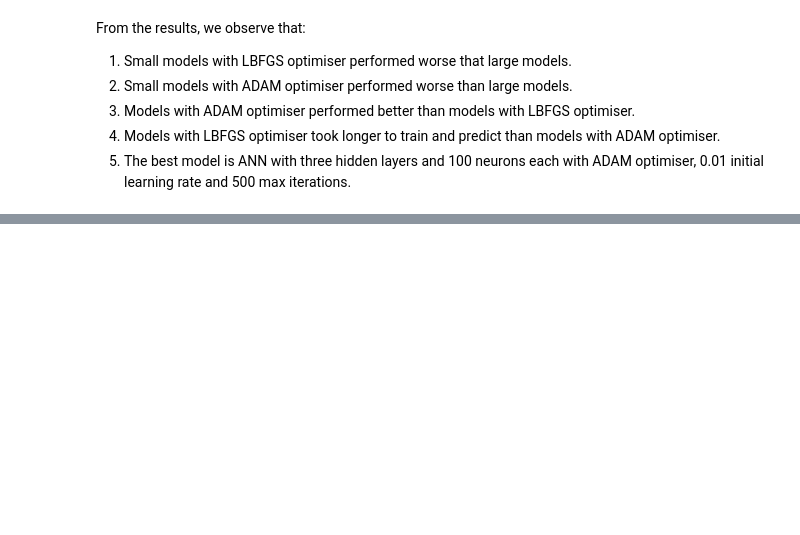
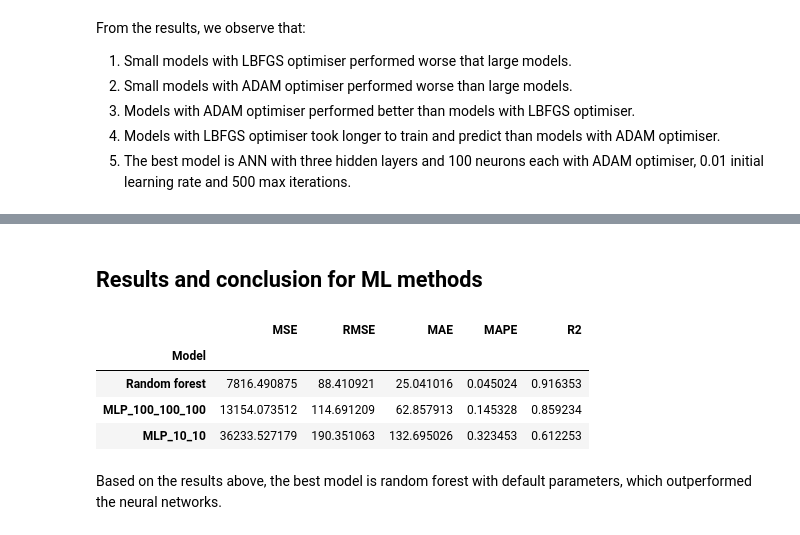
Before and after one commit to yuenherny/kl-house-price-forecasting, a Jupyter notebook: notebooks/Transactions - 07 ML Modelling.ipynb, the cells around one changed output, grey strips where cells are left out. Drawn from its saved outputs; the diff is of its cells as text; code cells hidden in the pictures; blank space fills up the shorter version.

Commit message:
Conclude on ML modelling

```diff
--- a/notebooks/Transactions - 07 ML Modelling.ipynb
+++ b/notebooks/Transactions - 07 ML Modelling.ipynb
@@ -906,0 +936,39 @@ R2: 0.8352552501149322
+# %% [markdown]
+## Results and conclusion for ML methods
+# %%
+test_results = {
+    "Random forest": {
+        "MSE": 7816.490874555656,
+        "RMSE": 88.41092056163455,
+        "MAE": 25.041015701982023,
+        "MAPE": 0.045024271989159335,
+        "R2": 0.9163532319977183,
+    },
+    "MLP_100_100_100": {
+        "MSE": 13154.073511685863,
+        "RMSE": 114.6912093915042,
+        "MAE": 62.85791344755517,
+        "MAPE": 0.14532779054882733,
+        "R2": 0.8592340536213453,
+    },
+    "MLP_10_10": {
+        "MSE": 36233.52717887866,
+        "RMSE": 190.35106298331687,
+        "MAE": 132.69502631163508,
+        "MAPE": 0.3234528920953317,
+        "R2": 0.6122534407732777,
+    }
+}
+
+df_test_results = pd.DataFrame(test_results).T
+df_test_results = df_test_results.rename_axis('Model')
+df_test_results = df_test_results.sort_values(by=['RMSE', 'MAE', 'MAPE', 'R2'], ascending=True)
+df_test_results
+# %% [output]
+|  | MSE | RMSE | MAE | MAPE | R2 |
+| Model |  |  |  |  |  |
+| Random forest | 7816.490875 | 88.410921 | 25.041016 | 0.045024 | 0.916353 |
+| MLP_100_100_100 | 13154.073512 | 114.691209 | 62.857913 | 0.145328 | 0.859234 |
+| MLP_10_10 | 36233.527179 | 190.351063 | 132.695026 | 0.323453 | 0.612253 |
+# %% [markdown]
+Based on the results above, the best model is random forest with default parameters, which outperformed the neural networks.
```
Also changed, not shown: parts of 18 cells of this notebook.
